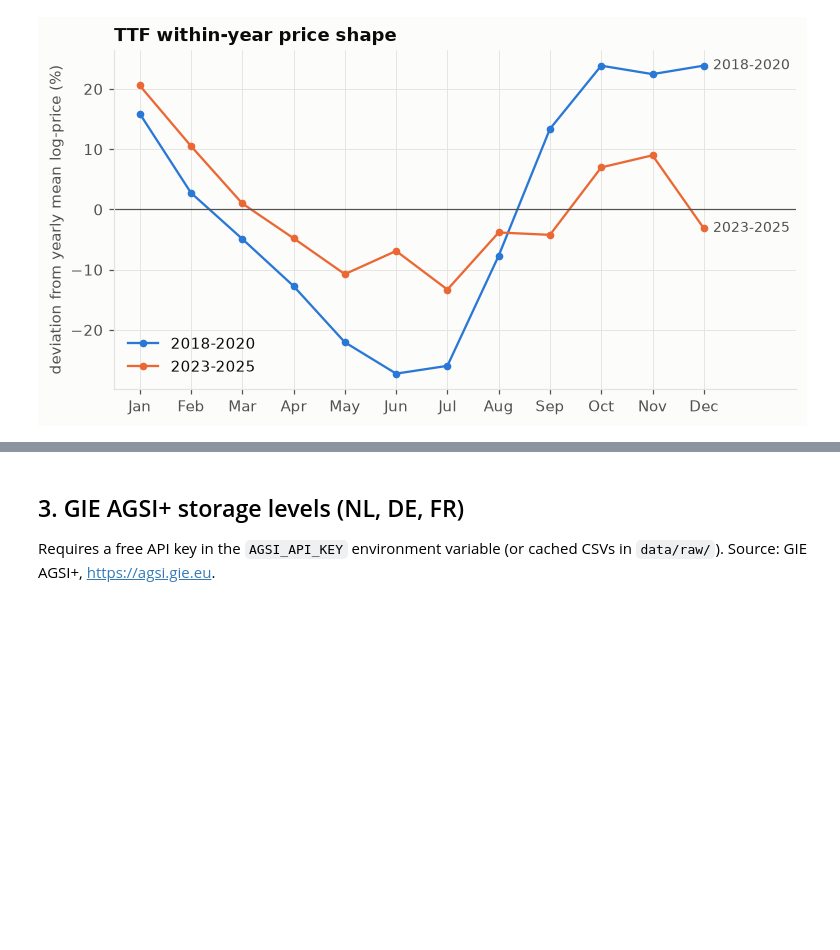
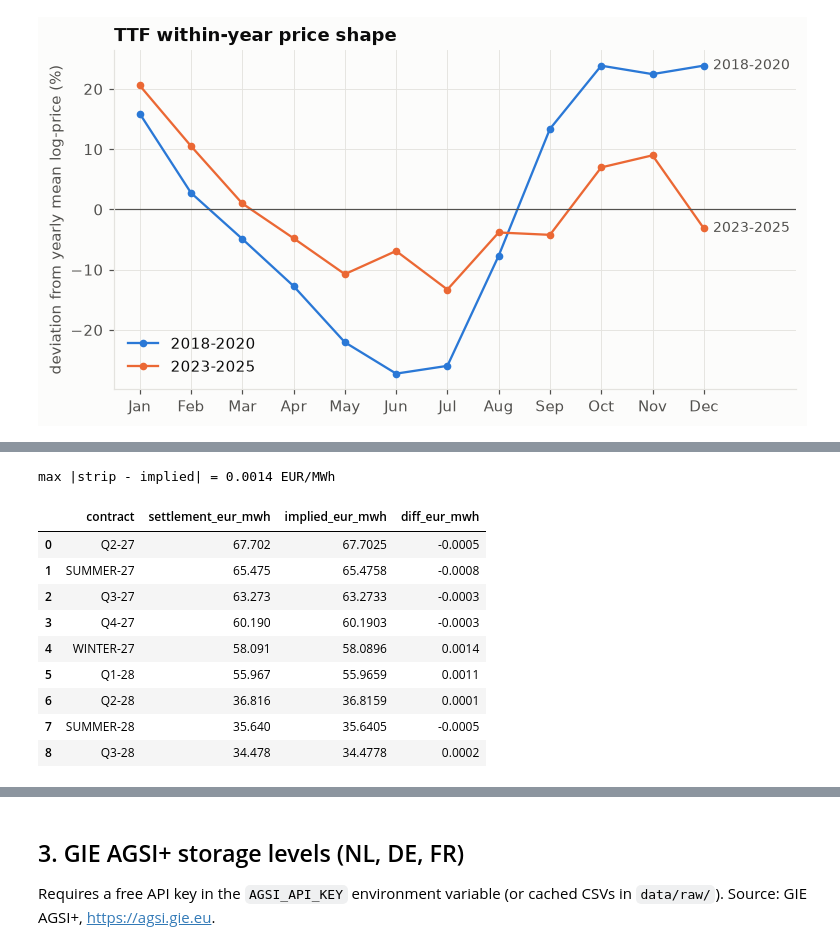
Before and after one commit to Baptiste251001/ttf-gas-storage-valuation, a Jupyter notebook: notebooks/01_data_exploration.ipynb, the cells around one changed output, grey strips where cells are left out. Drawn from its saved outputs; the diff is of its cells as text; code cells hidden in the pictures; blank space fills up the shorter version.

```diff
--- a/notebooks/01_data_exploration.ipynb
+++ b/notebooks/01_data_exploration.ipynb
@@ -170,3 +170,23 @@ as `delivery_month,price` in `data/raw/ttf_forward_curve.csv` and set `market.fo
+# %%
+from gasstorage.data.forward_curve import load_settlements, strip_consistency
+
+table = load_settlements(cfg.market.forward_curve.csv_path)
+full_curve = ForwardCurve.from_settlements(table, source="EEX 2026-11-17")
+check = strip_consistency(full_curve, table)
+print(f"max |strip - implied| = {check['diff_eur_mwh'].abs().max():.4f} EUR/MWh")
+check.round(4)
+# %% [output]
+max |strip - implied| = 0.0014 EUR/MWh
+|  | contract | settlement_eur_mwh | implied_eur_mwh | diff_eur_mwh |
+| 0 | Q2-27 | 67.702 | 67.7025 | -0.0005 |
+| 1 | SUMMER-27 | 65.475 | 65.4758 | -0.0008 |
+| 2 | Q3-27 | 63.273 | 63.2733 | -0.0003 |
+| 3 | Q4-27 | 60.190 | 60.1903 | -0.0003 |
+| 4 | WINTER-27 | 58.091 | 58.0896 | 0.0014 |
+| 5 | Q1-28 | 55.967 | 55.9659 | 0.0011 |
+| 6 | Q2-28 | 36.816 | 36.8159 | 0.0001 |
+| 7 | SUMMER-28 | 35.640 | 35.6405 | -0.0005 |
+| 8 | Q3-28 | 34.478 | 34.4778 | 0.0002 |
 # %%
 c = cfg.contract
 curve = ForwardCurve.from_config(cfg.market.forward_curve, c.start_date, c.end_date)
```
Also changed, not shown: parts of 7 cells of this notebook, 7 other files.
